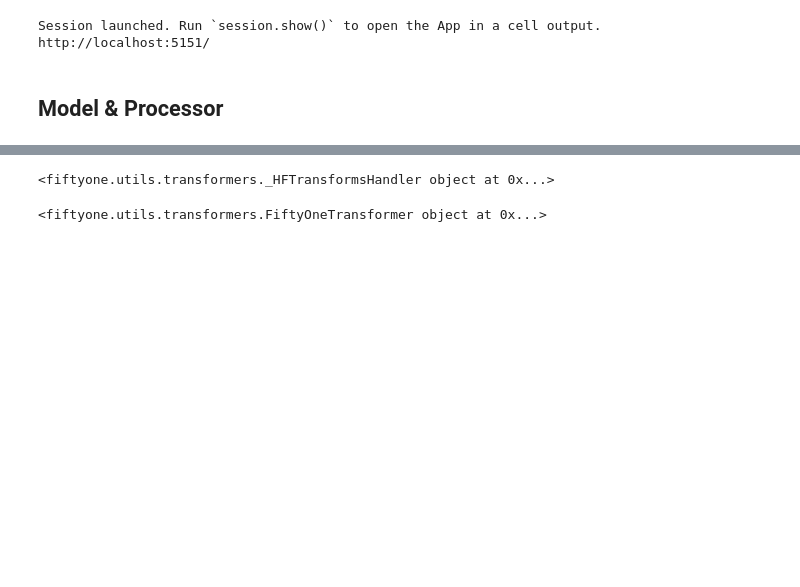
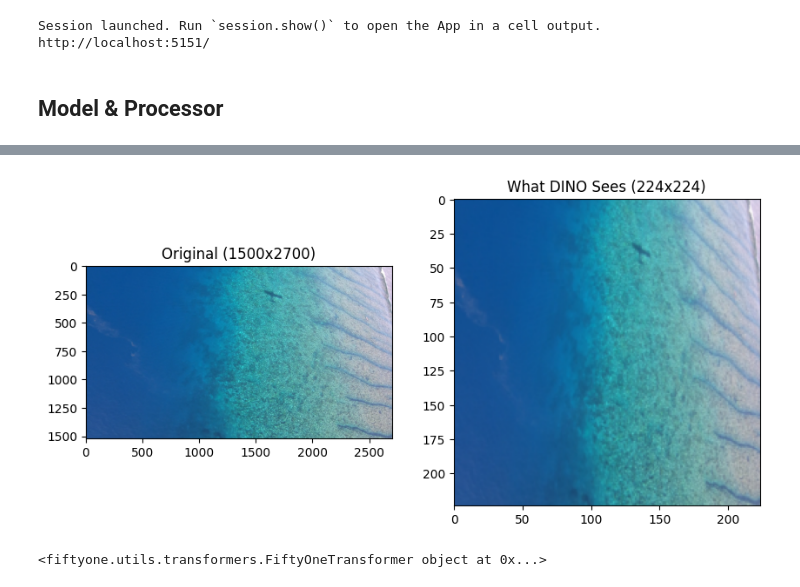
Before and after one commit to emanuel-gf/Dugongs_IRISA-MARBEC-LIRMM, a Jupyter notebook: create_embeddings.ipynb, the cells around one changed output, grey strips where cells are left out. Saved outputs shown, nothing was run; the diff lists cells and outputs as text; code cells hidden in the pictures; blank space fills up the shorter version.

```diff
--- a/create_embeddings.ipynb
+++ b/create_embeddings.ipynb
@@ -160,7 +180,34 @@ model = fout.convert_transformers_model(base_model, image_processor=processor)
 # %%
-print(model.transforms)
+import numpy as np
+import matplotlib.pyplot as plt
+from PIL import Image
+
+# 1. Grab a sample (e.g., one with a clear Dugong)
+sample = dataset.first()
+img = Image.open(sample.filepath)
+
+# 2. Run the processor manually (as FiftyOne does internally)
+inputs = processor(img, return_tensors="pt")
+# Extract pixels, move to CPU, and convert to (H, W, C) for plotting
+v_img = inputs["pixel_values"].squeeze(0).permute(1, 2, 0).numpy()
+
+# 3. "Un-normalize" so the colors look normal
+mean = np.array([0.485, 0.456, 0.406])
+std = np.array([0.229, 0.224, 0.225])
+v_img = (v_img * std) + mean
+v_img = np.clip(v_img, 0, 1)
+
+# 4. Plot Comparison
+plt.figure(figsize=(10, 5))
+plt.subplot(1, 2, 1)
+plt.title("Original (1500x2700)")
+plt.imshow(img)
+plt.subplot(1, 2, 2)
+plt.title("What DINO Sees (224x224)")
+plt.imshow(v_img)
+plt.show()
 # %% [output]
-<fiftyone.utils.transformers._HFTransformsHandler object at 0x...>
+[figure, added]
 # %%
 print(model)
 # %% [output]
```
Also changed, not shown: parts of 1 cell of this notebook.
